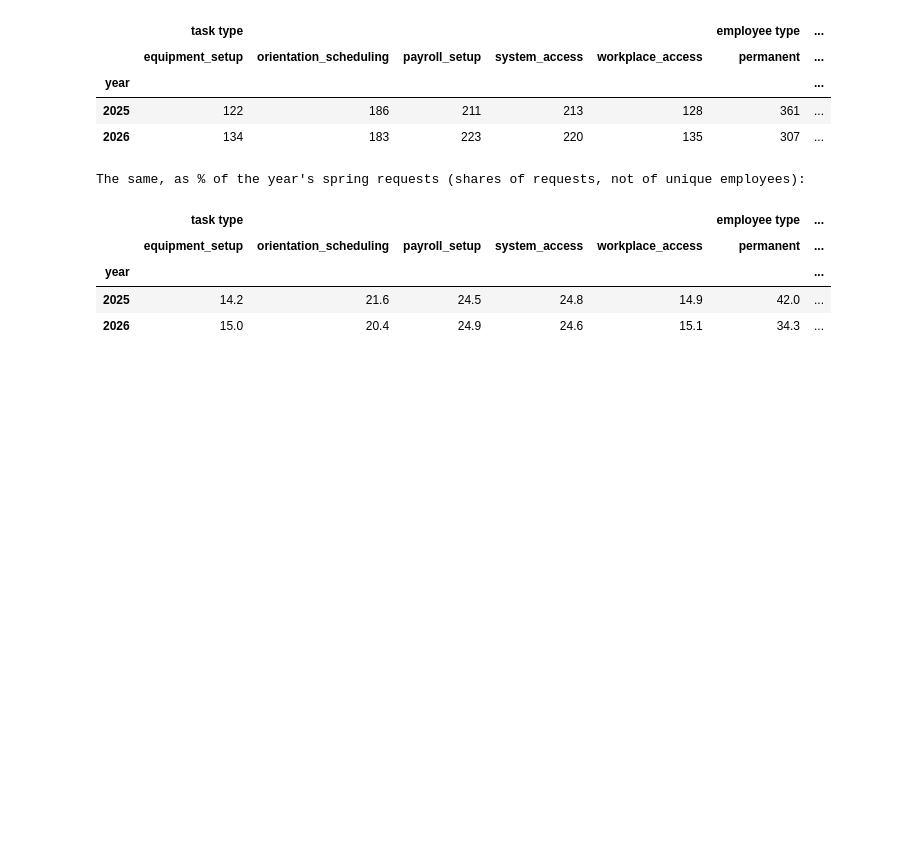
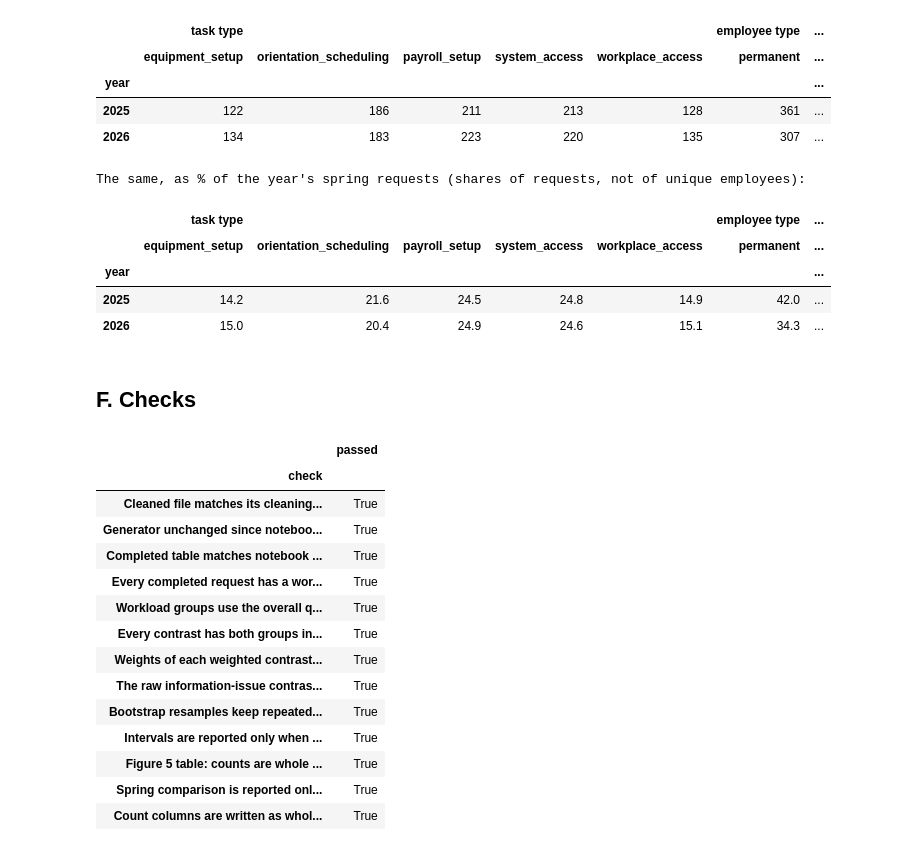
Before and after one commit to isabellemclean1001-blip/AIDA_Izzy_HR_Onboarding_Project-review, a Jupyter notebook: AIDA-2156/final-project/analysis/03_relationships_and_uncertainty.ipynb, the cells around one changed output. Cells and saved outputs as stored; diff of their text form; code cells hidden in the pictures; blank space fills up the shorter version.

Commit message:
AIDA 2156 final project: notebook 03 complete, checks, summary, outputs and figures (data v2)

```diff
--- a/AIDA-2156/final-project/analysis/03_relationships_and_uncertainty.ipynb
+++ b/AIDA-2156/final-project/analysis/03_relationships_and_uncertainty.ipynb
@@ -633,3 +633,70 @@ The same, as % of the year's spring requests (shares of requests, not of unique
 | year |  |  |  |  |  |  | ... |
 | 2025 | 14.2 | 21.6 | 24.5 | 24.8 | 14.9 | 42.0 | ... |
 | 2026 | 15.0 | 20.4 | 24.9 | 24.6 | 15.1 | 34.3 | ... |
+# %% [markdown]
+## F. Checks
+# %%
+withheld = intervals["interval_withheld"]
+enough_valid = (B - intervals["valid_resamples"]) / B <= MAX_INVALID_SHARE
+endpoints = intervals[["ci_low", "ci_high"]]
+checks = pd.Series({
+    "Cleaned file matches its cleaning record (fingerprint)":
+        sha(SD / "cleaning/output/requests_cleaned.csv") == cleaning_info["output_sha256"],
+    "Generator unchanged since notebook 02 saved the working calendar":
+        sha(SD / "requests/generate_requests.py") == calendar["generator_sha256"],
+    "Completed table matches notebook 02 (unique requests, same count)":
+        bool(completed["request_id"].is_unique) and len(d) == groups_02["completed"],
+    "Every completed request has a workload at assignment": bool(d["workload_at_assignment"].notna().all()),
+    "Workload groups use the overall quartile cutoffs":
+        bool((d.loc[d["workload_group"] == "low", "workload_at_assignment"] <= Q1).all()
+             and (d.loc[d["workload_group"] == "high", "workload_at_assignment"] >= Q3).all()),
+    "Every contrast has both groups in the original data":
+        bool(((point["comparison_requests"] > 0) & (point["reference_requests"] > 0)).all()),
+    "Weights of each weighted contrast sum to 1": all(np.isclose(p["weights"].sum(), 1) for p in plans if p["strata"] is not None),
+    "The raw information-issue contrast reproduces the descriptive medians":
+        bool(np.isclose(point.loc[point["contrast"] == "information issue - none", "estimate_days"].iloc[0],
+                        by_variable.loc[("info_issue_at_intake", True), "median_days"]
+                        - by_variable.loc[("info_issue_at_intake", False), "median_days"])),
+    "Bootstrap resamples keep repeated employees":
+        len(np.concatenate([emp_rows[e] for e in EMPLOYEES[[0, 0]]])) == 2 * len(emp_rows[EMPLOYEES[0]]),
+    "Intervals are reported only when enough resamples are valid":
+        bool((withheld == ~enough_valid).all()
+             and endpoints.loc[withheld].isna().all().all()
+             and np.isfinite(endpoints.loc[~withheld].to_numpy()).all()),
+    "Figure 5 table: counts are whole numbers and missing groups have no median":
+        bool((wl["size"].dtypes == "int64").all()
+             and (wl[("median", "high")].isna() == (wl[("size", "high")] == 0)).all()
+             and (wl[("median", "low")].isna() == (wl[("size", "low")] == 0)).all()),
+    "Spring comparison is reported only when both windows have complete observed follow-up":
+        SPRING_COMPLETE == (spring is not None),
+    "Count columns are written as whole numbers (presentation check)":
+        all(read(OUTPUT_DIR / f)[cols].apply(lambda c: c.str.fullmatch(r"\d+", na=False)).all().all()
+            for f, cols in {"processing_time_by_variable.csv": ["requests", "employees"],
+                            "composition_information_issue_by_channel.csv": ["requests", "with_information_issue", "employees"],
+                            "composition_after_hours_by_task_type.csv": ["requests", "after_hours", "employees"],
+                            "composition_workload_by_task_type.csv": ["requests", "employees"],
+                            "stratum_support.csv": ["comparison_requests", "reference_requests"],
+                            "workload_mix_by_task_type_counts.csv": ["low", "middle", "high"],
+                            "contrast_intervals.csv": ["comparison_requests", "reference_requests", "valid_resamples"],
+                            **({"spring_by_year.csv": ["requests", "employees"]} if SPRING_COMPLETE else {})}.items()),
+}, name="passed")
+checks.index.name = "check"
+checks.to_csv(OUTPUT_DIR / "checks_03.csv")
+display(checks.to_frame())
+assert checks.all(), "A check failed"
+# %% [output]
+|  | passed |
+| check |  |
+| Cleaned file matches its cleaning... | True |
+| Generator unchanged since noteboo... | True |
+| Completed table matches notebook ... | True |
+| Every completed request has a wor... | True |
+| Workload groups use the overall q... | True |
+| Every contrast has both groups in... | True |
+| Weights of each weighted contrast... | True |
+| The raw information-issue contras... | True |
+| Bootstrap resamples keep repeated... | True |
+| Intervals are reported only when ... | True |
+| Figure 5 table: counts are whole ... | True |
+| Spring comparison is reported onl... | True |
+| Count columns are written as whol... | True |
```
Also changed, not shown: parts of 1 cell of this notebook, 18 other files.
